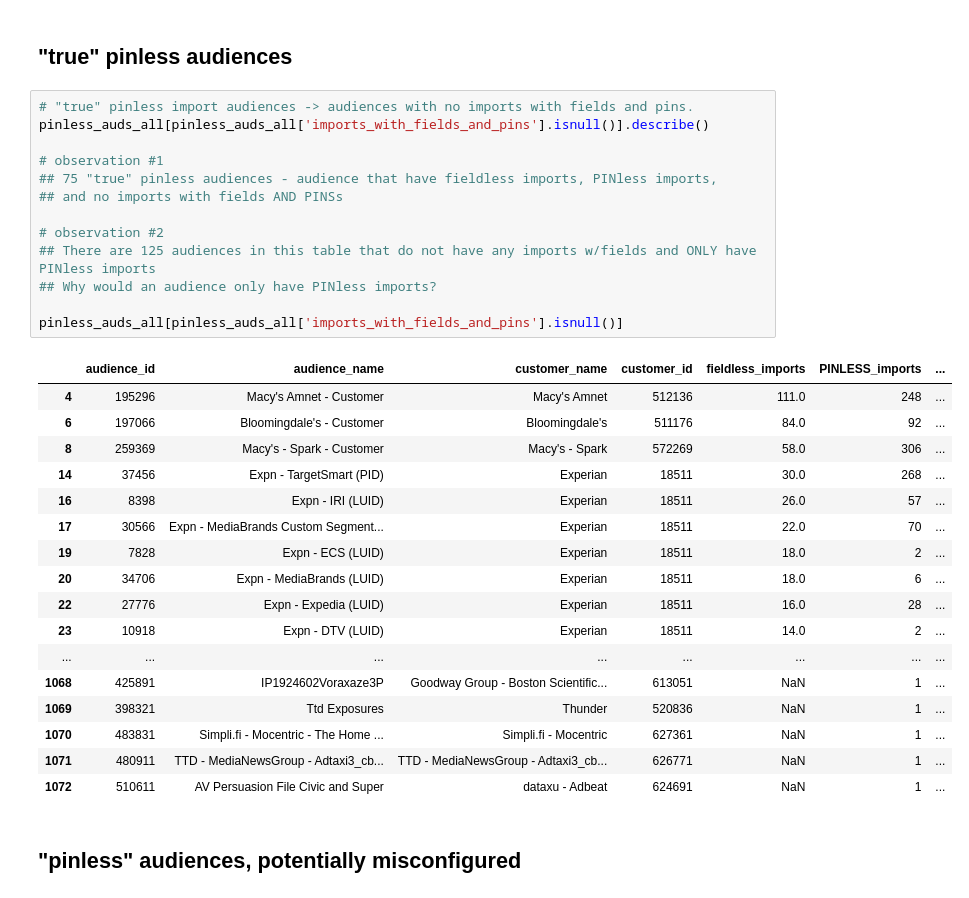
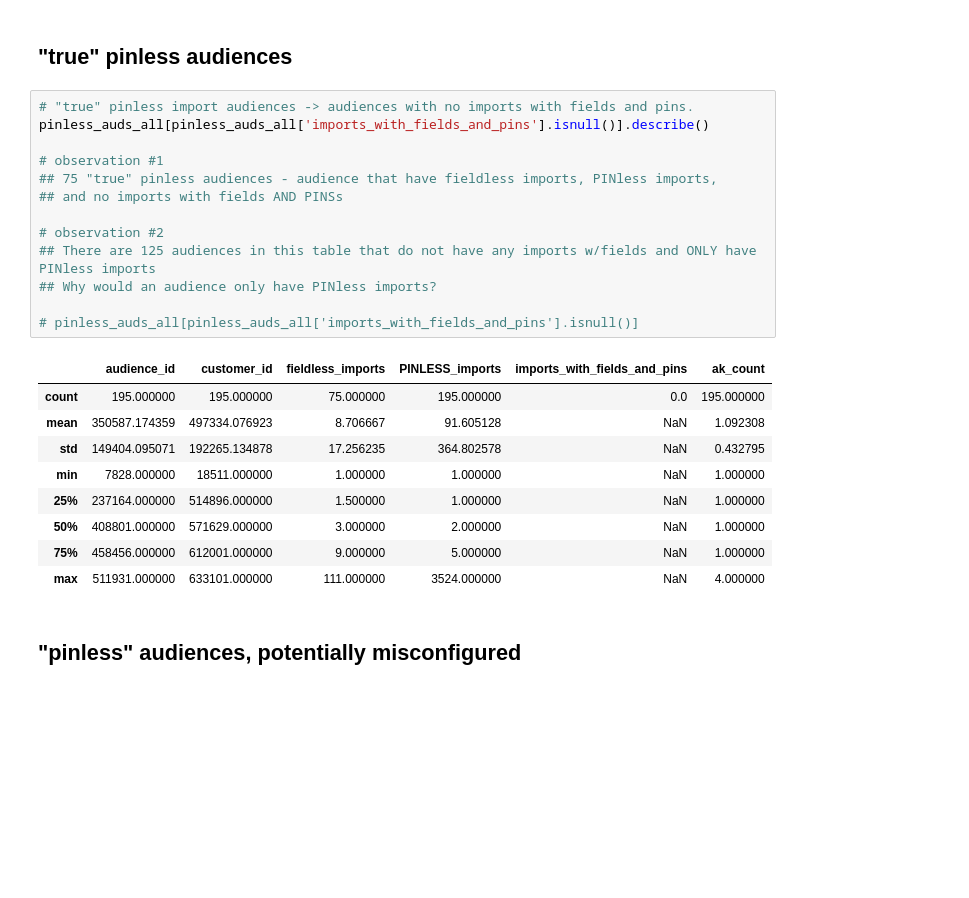
Before and after one commit to anthonylschultz/Product-Investigations, a Jupyter notebook: Audience Key analysis/results.ipynb, the cells around one changed output. Saved outputs shown, nothing was run; the diff lists cells and outputs as text; blank space fills up the shorter version.

```diff
--- a/Audience Key analysis/results.ipynb
+++ b/Audience Key analysis/results.ipynb
@@ -1592,34 +1592,26 @@ pinless_auds_all.head(5)
 # %%
 # "true" pinless import audiences -> audiences with no imports with fields and pins.
 pinless_auds_all[pinless_auds_all['imports_with_fields_and_pins'].isnull()].describe()
 
 # observation #1
 ## 75 "true" pinless audiences - audience that have fieldless imports, PINless imports,
 ## and no imports with fields AND PINSs
 
 # observation #2
 ## There are 125 audiences in this table that do not have any imports w/fields and ONLY have PINless imports
 ## Why would an audience only have PINless imports?
 
-pinless_auds_all[pinless_auds_all['imports_with_fields_and_pins'].isnull()]
+# pinless_auds_all[pinless_auds_all['imports_with_fields_and_pins'].isnull()]
 # %% [output]
-|  | audience_id | audience_name | customer_name | customer_id | fieldless_imports | PINLESS_imports | ... |
-| 4 | 195296 | Macy's Amnet - Customer | Macy's Amnet | 512136 | 111.0 | 248 | ... |
-| 6 | 197066 | Bloomingdale's - Customer | Bloomingdale's | 511176 | 84.0 | 92 | ... |
-| 8 | 259369 | Macy's - Spark - Customer | Macy's - Spark | 572269 | 58.0 | 306 | ... |
-| 14 | 37456 | Expn - TargetSmart (PID) | Experian | 18511 | 30.0 | 268 | ... |
-| 16 | 8398 | Expn - IRI (LUID) | Experian | 18511 | 26.0 | 57 | ... |
-| 17 | 30566 | Expn - MediaBrands Custom Segment... | Experian | 18511 | 22.0 | 70 | ... |
-| 19 | 7828 | Expn - ECS (LUID) | Experian | 18511 | 18.0 | 2 | ... |
-| 20 | 34706 | Expn - MediaBrands (LUID) | Experian | 18511 | 18.0 | 6 | ... |
-| 22 | 27776 | Expn - Expedia (LUID) | Experian | 18511 | 16.0 | 28 | ... |
-| 23 | 10918 | Expn - DTV (LUID) | Experian | 18511 | 14.0 | 2 | ... |
-| ... | ... | ... | ... | ... | ... | ... | ... |
-| 1068 | 425891 | IP1924602Voraxaze3P | Goodway Group - Boston Scientific... | 613051 | NaN | 1 | ... |
-| 1069 | 398321 | Ttd Exposures | Thunder | 520836 | NaN | 1 | ... |
-| 1070 | 483831 | Simpli.fi - Mocentric - The Home ... | Simpli.fi - Mocentric | 627361 | NaN | 1 | ... |
-| 1071 | 480911 | TTD - MediaNewsGroup - Adtaxi3_cb... | TTD - MediaNewsGroup - Adtaxi3_cb... | 626771 | NaN | 1 | ... |
-| 1072 | 510611 | AV Persuasion File Civic and Super | dataxu - Adbeat | 624691 | NaN | 1 | ... |
+|  | audience_id | customer_id | fieldless_imports | PINLESS_imports | imports_with_fields_and_pins | ak_count |
+| count | 195.000000 | 195.000000 | 75.000000 | 195.000000 | 0.0 | 195.000000 |
+| mean | 350587.174359 | 497334.076923 | 8.706667 | 91.605128 | NaN | 1.092308 |
+| std | 149404.095071 | 192265.134878 | 17.256235 | 364.802578 | NaN | 0.432795 |
+| min | 7828.000000 | 18511.000000 | 1.000000 | 1.000000 | NaN | 1.000000 |
+| 25% | 237164.000000 | 514896.000000 | 1.500000 | 1.000000 | NaN | 1.000000 |
+| 50% | 408801.000000 | 571629.000000 | 3.000000 | 2.000000 | NaN | 1.000000 |
+| 75% | 458456.000000 | 612001.000000 | 9.000000 | 5.000000 | NaN | 1.000000 |
+| max | 511931.000000 | 633101.000000 | 111.000000 | 3524.000000 | NaN | 4.000000 |
 # %% [markdown]
 ## "pinless" audiences, potentially misconfigured
 # %%
```
Also changed, not shown: parts of 1 cell of this notebook.
